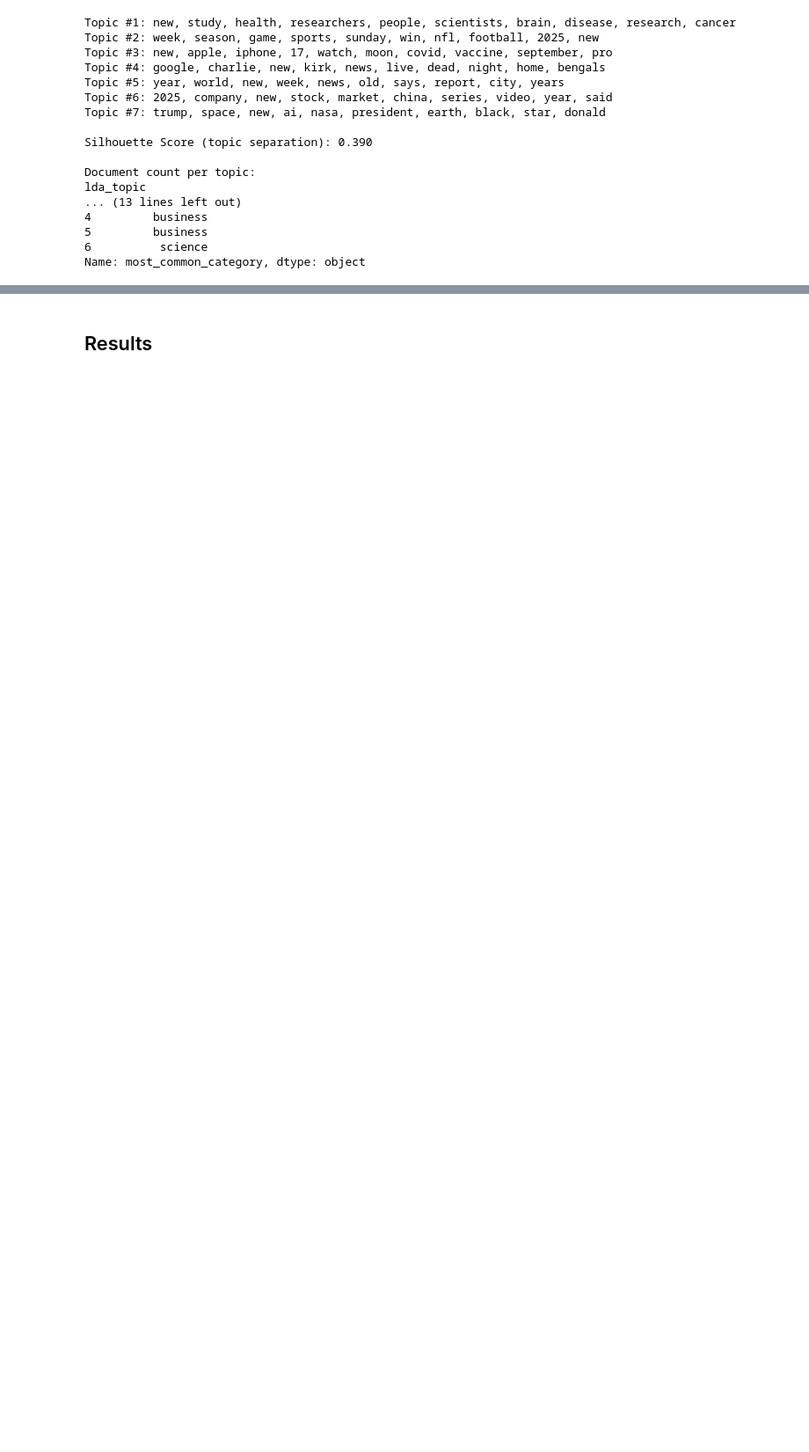
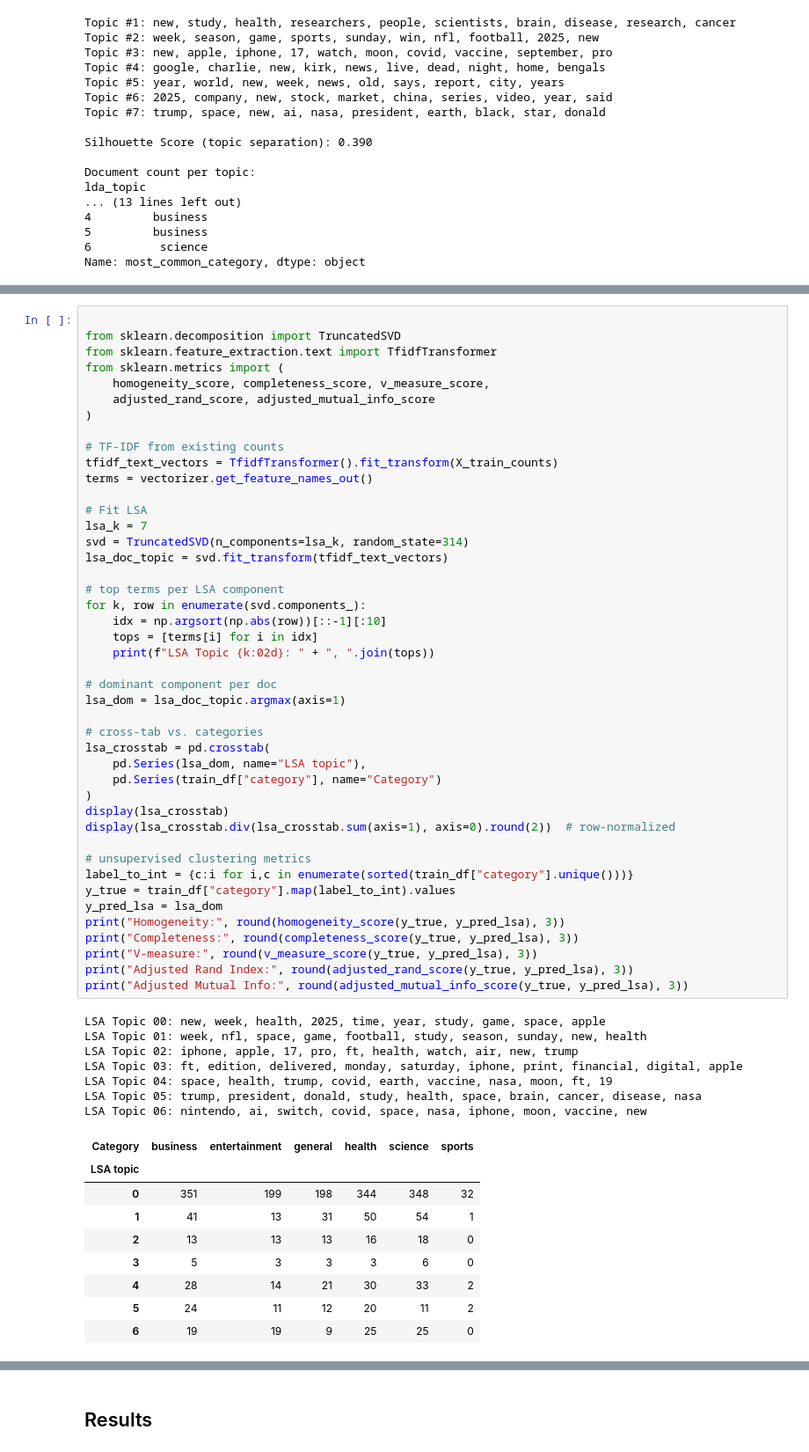
Before and after one commit to mitosisgg/ADS509_FinalProject, a Jupyter notebook: ADS_509_Final_Team_Project.ipynb, the cells around one changed output, grey strips where cells are left out. Shown at 88% size. Drawn from its saved outputs; the diff is of its cells as text; blank space fills up the shorter version.

```diff
--- a/ADS_509_Final_Team_Project.ipynb
+++ b/ADS_509_Final_Team_Project.ipynb
@@ -892,0 +939,61 @@ Name: most_common_category, dtype: object
+# %%
+
+from sklearn.decomposition import TruncatedSVD
+from sklearn.feature_extraction.text import TfidfTransformer
+from sklearn.metrics import (
+    homogeneity_score, completeness_score, v_measure_score,
+    adjusted_rand_score, adjusted_mutual_info_score
+)
+
+# TF-IDF from existing counts
+tfidf_text_vectors = TfidfTransformer().fit_transform(X_train_counts)
+terms = vectorizer.get_feature_names_out()
+
+# Fit LSA
+lsa_k = 7
+svd = TruncatedSVD(n_components=lsa_k, random_state=314)
+lsa_doc_topic = svd.fit_transform(tfidf_text_vectors)
+
+# top terms per LSA component
+for k, row in enumerate(svd.components_):
+    idx = np.argsort(np.abs(row))[::-1][:10]
+    tops = [terms[i] for i in idx]
+    print(f"LSA Topic {k:02d}: " + ", ".join(tops))
+
+# dominant component per doc
+lsa_dom = lsa_doc_topic.argmax(axis=1)
+
+# cross-tab vs. categories
+lsa_crosstab = pd.crosstab(
+    pd.Series(lsa_dom, name="LSA topic"),
+    pd.Series(train_df["category"], name="Category")
+)
+display(lsa_crosstab)
+display(lsa_crosstab.div(lsa_crosstab.sum(axis=1), axis=0).round(2))  # row-normalized
+
+# unsupervised clustering metrics
+label_to_int = {c:i for i,c in enumerate(sorted(train_df["category"].unique()))}
+y_true = train_df["category"].map(label_to_int).values
+y_pred_lsa = lsa_dom
+print("Homogeneity:", round(homogeneity_score(y_true, y_pred_lsa), 3))
+print("Completeness:", round(completeness_score(y_true, y_pred_lsa), 3))
+print("V-measure:", round(v_measure_score(y_true, y_pred_lsa), 3))
+print("Adjusted Rand Index:", round(adjusted_rand_score(y_true, y_pred_lsa), 3))
+print("Adjusted Mutual Info:", round(adjusted_mutual_info_score(y_true, y_pred_lsa), 3))
+# %% [output]
+LSA Topic 00: new, week, health, 2025, time, year, study, game, space, apple
+LSA Topic 01: week, nfl, space, game, football, study, season, sunday, new, health
+LSA Topic 02: iphone, apple, 17, pro, ft, health, watch, air, new, trump
+LSA Topic 03: ft, edition, delivered, monday, saturday, iphone, print, financial, digital, apple
+LSA Topic 04: space, health, trump, covid, earth, vaccine, nasa, moon, ft, 19
+LSA Topic 05: trump, president, donald, study, health, space, brain, cancer, disease, nasa
+LSA Topic 06: nintendo, ai, switch, covid, space, nasa, iphone, moon, vaccine, new
+| Category | business | entertainment | general | health | science | sports |
+| LSA topic |  |  |  |  |  |  |
+| 0 | 351 | 199 | 198 | 344 | 348 | 32 |
+| 1 | 41 | 13 | 31 | 50 | 54 | 1 |
+| 2 | 13 | 13 | 13 | 16 | 18 | 0 |
+| 3 | 5 | 3 | 3 | 3 | 6 | 0 |
+| 4 | 28 | 14 | 21 | 30 | 33 | 2 |
+| 5 | 24 | 11 | 12 | 20 | 11 | 2 |
+| 6 | 19 | 19 | 9 | 25 | 25 | 0 |
```
Also changed, not shown: parts of 15 cells of this notebook.
